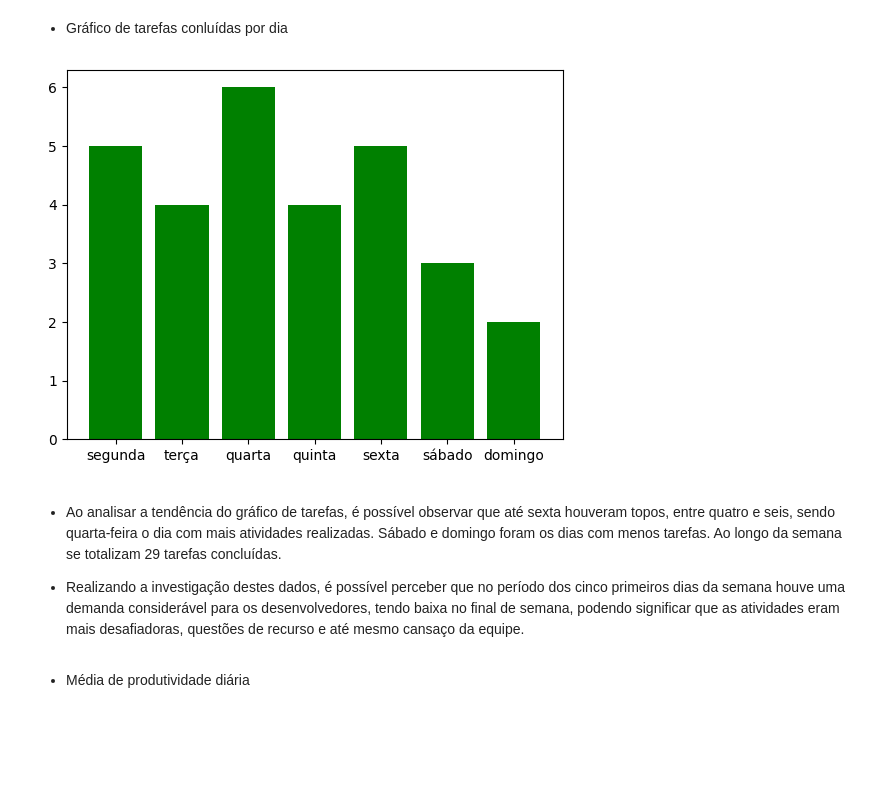
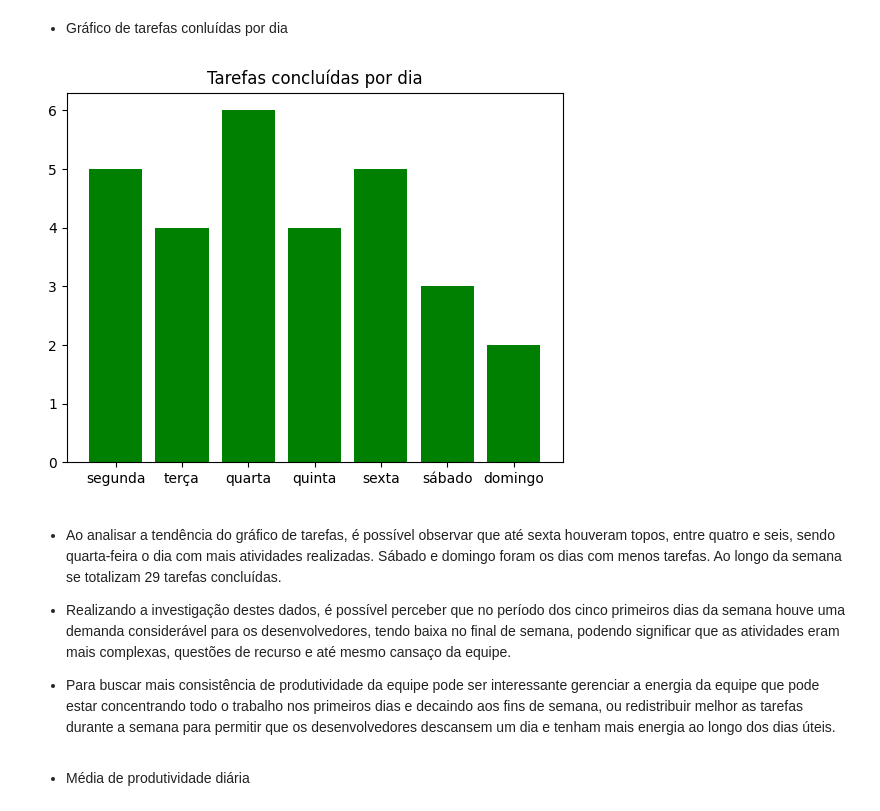
Before and after one commit to mathuscm/Projeto_M4_Relatorio-de-Progresso, a Jupyter notebook: projeto_m4_individual.ipynb, the cells around one changed output. Saved outputs shown, nothing was run; the diff lists cells and outputs as text; code cells hidden in the pictures; blank space fills up the shorter version.

```diff
--- a/projeto_m4_individual.ipynb
+++ b/projeto_m4_individual.ipynb
@@ -110,20 +112,18 @@ Média de tarefas concluídas: 4.14
 # %%
 x = ['segunda', 'terça', 'quarta', 'quinta','sexta', 'sábado','domingo']
 y = [5, 4, 6, 4, 5, 3, 2]
 
+plt.title('Tarefas concluídas por dia')
 plt.bar(x, y, color = 'g')
 plt.show()
 # %% [output]
-[figure, old version]
+[figure, new version]
 # %% [markdown]
-- Ao analisar a tendência do gráfico de tarefas, é possível observar que até sexta houveram topos,
-entre quatro e seis, sendo quarta-feira o dia com mais atividades realizadas. Sábado e domingo foram
-os dias com menos tarefas. Ao longo da semana se totalizam 29 tarefas concluídas.
+- Ao analisar a tendência do gráfico de tarefas, é possível observar que até sexta houveram topos, entre quatro e seis, sendo quarta-feira o dia com mais atividades realizadas. Sábado e domingo foram os dias com menos tarefas. Ao longo da semana se totalizam 29 tarefas concluídas.
 
-- Realizando a investigação destes dados, é possível perceber que no período dos cinco primeiros dias
-da semana houve uma demanda considerável para os desenvolvedores, tendo baixa no final de semana,
-podendo significar que as atividades eram mais desafiadoras, questões de recurso e até mesmo cansaço
-da equipe.
+- Realizando a investigação destes dados, é possível perceber que no período dos cinco primeiros dias da semana houve uma demanda considerável para os desenvolvedores, tendo baixa no final de semana, podendo significar que as atividades eram mais complexas, questões de recurso e até mesmo cansaço da equipe.
+
+- Para buscar mais consistência de produtividade da equipe pode ser interessante gerenciar a energia da equipe que pode estar concentrando todo o trabalho nos primeiros dias e decaindo aos fins de semana, ou redistribuir melhor as tarefas durante a semana para permitir que os desenvolvedores descansem um dia e tenham mais energia ao longo dos dias úteis.
 # %% [markdown]
 * Média de produtividade diária
 # %%
```
Also changed, not shown: parts of 6 cells of this notebook.
